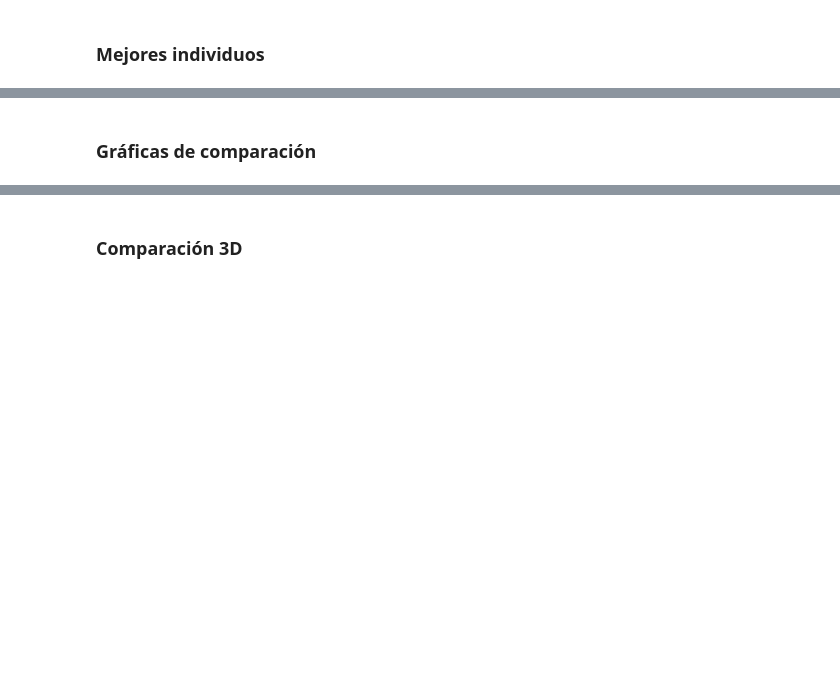
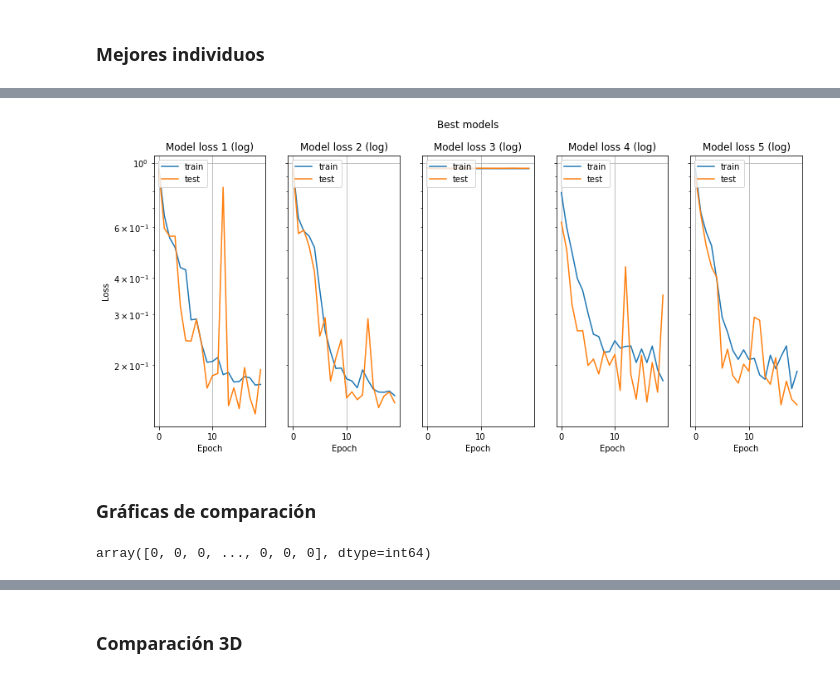
Before and after one commit to igomezv/nnogada, a Jupyter notebook: Stellar_Classifier.ipynb, the cells around one changed output, grey strips where cells are left out. Cells and saved outputs as stored; diff of their text form; code cells hidden in the pictures; blank space fills up the shorter version.

```diff
--- a/Stellar_Classifier.ipynb
+++ b/Stellar_Classifier.ipynb
@@ -232,13 +256,11 @@ df
 ### Mejores individuos
 # %%
 # Selecciona los mejores k individuos - (para k=5)
-k = 3
+k = 5
 best_genes = df.iloc[:k,]
 
 best_deep_size = best_genes.iloc[:,0]
 best_num_units = best_genes.iloc[:,1]
 best_learning_rate = best_genes.iloc[:,2]
-best_batch_size = best_genes.iloc[:,3]
-best_epochs = best_genes.iloc[:,4]
 
 best_genes
@@ -248,37 +284,42 @@ best_deep_size
 # Train the model using best configuration on complete training set
 #and make predictions on the test set
 
-X,Y = prepare_dataset(train_data)
-X_train, X_test, y_train, y_test = split(X, Y, test_size = 0.20, random_state = 0)
+X,Y = prepare_dataset(data)
+X_train, X_test, Y_train, Y_test = split(X, Y, test_size = 0.20, random_state = 0)
 
 models = []
 historial = []
 y_pred = []
 
 for k in range(len(best_deep_size)):
-    print('\nDeep Size: ', best_deep_size[k], ', Num of Units: ', best_num_units[k], ', Learning rate: ', best_learning_rate[k])
-    print('Batch Size: ', best_batch_size[k], ", Num of Epochs: ", best_epochs[k])
+    print('\n--- Starting trial:', k)
+    print('Deep Size: ', best_deep_size[k], ', Num of Units: ', best_num_units[k], ', Learning rate: ', best_learning_rate[k])
 
     models.append(keras.Sequential())
-    models[-1].add(keras.Input(shape=(int(X_train.shape[1]),)))
-    models[-1].add(layers.Dense(best_num_units[k], input_shape=(int(X_train.shape[1]),)))
+    models[-1].add(Input(shape=(int(X_train.shape[1]),)))
+    models[-1].add(Dense(best_num_units[k], input_shape=(int(X_train.shape[1]),)))
 #     x = LSTM(num_units, input_shape=(window_size,1))(inputs)
 
     for i in range(best_deep_size[k]):
-        models[-1].add(layers.Dense(best_num_units[k], activation='relu'))
-    models[-1].add(layers.Dense(1, activation='linear'))
+        models[-1].add(Dense(best_num_units[k], activation='relu'))
+    models[-1].add(Dense(3, activation=tf.nn.softmax))
 
     optimizer = keras.optimizers.Adam(learning_rate=best_learning_rate[k], beta_1=0.9, beta_2=0.999, epsilon=1e-3)
-    models[-1].compile(optimizer=optimizer, loss=metrics[1][m])
+    models[-1].compile(
+            optimizer=optimizer,
+            loss=CategoricalCrossentropy(),
+            metrics=["categorical_accuracy"])
+
     callbacks = [keras.callbacks.EarlyStopping(monitor='val_loss', mode='min',
                                        min_delta=0,
                                        patience=50,
                                        restore_best_weights=True)]
 #     history = models[-1].fit(X_train, y_train, validation_data=(X_test, y_test),
 #                         epochs=best_epochs, callbacks=callbacks, batch_size=best_batch_size, shuffle=True)
-    historial.append(models[-1].fit(X_train, y_train, validation_data=(X_test, y_test),
-                        epochs=best_epochs[k], batch_size=best_batch_size[k], shuffle=True))
+    historial.append(models[-1].fit(X_train, y_train, epochs=20, validation_data=(X_test, Y_test),
+                                    batch_size=128, shuffle=True))
     y_pred.append(models[-1].predict(X))
 
-    error = metrics[0][m](Y, y_pred[-1])
-    print('Test RMSE(RMSLE): ', error)
+    _, score = models[-1].evaluate(X_test, Y_test)
+
+    print('Test score: ', score)
@@ -285,20 +344,24 @@ for k in range(len(best_deep_size)):
 # %%
-fig, axs = plt.subplots(1, len(models), figsize=(14,5), sharey='row')
+fig, axs = plt.subplots(1, len(models), figsize=(14,6), sharey='row')
 fig.suptitle('Best models')
 titles = []
 for k in range(len(models)):
     titles.append(f"Model loss {k+1} (log)")
     axs[k].plot(historial[k].history['loss'])
     axs[k].plot(historial[k].history['val_loss'])
 #     print(titles[-1])
     axs[k].set_title(titles[-1])
     axs[k].set_yscale("log")
     axs[k].legend(['train', 'test'], loc='upper left')
     axs[k].grid()
 
 for ax in axs.flat:
-    ax.set(xlabel='Epoch', ylabel='Loss')
+#     ax.set(xlabel='Epoch', ylabel='Loss')
+    ax.set(xlabel='Epoch')
+axs.flat[0].set(ylabel='Loss')
 plt.show()
+# %% [output]
+[figure, added]
 # %% [markdown]
 ### Gráficas de comparación
 # %%
@@ -308 +371,5 @@ Y_pred3 = models[2].predict(X)
+# %%
+Y_pred1
+# %% [output]
+array([0, 0, 0, ..., 0, 0, 0], dtype=int64)
 # %%
```
Also changed, not shown: parts of 21 cells of this notebook, 1 other file.
